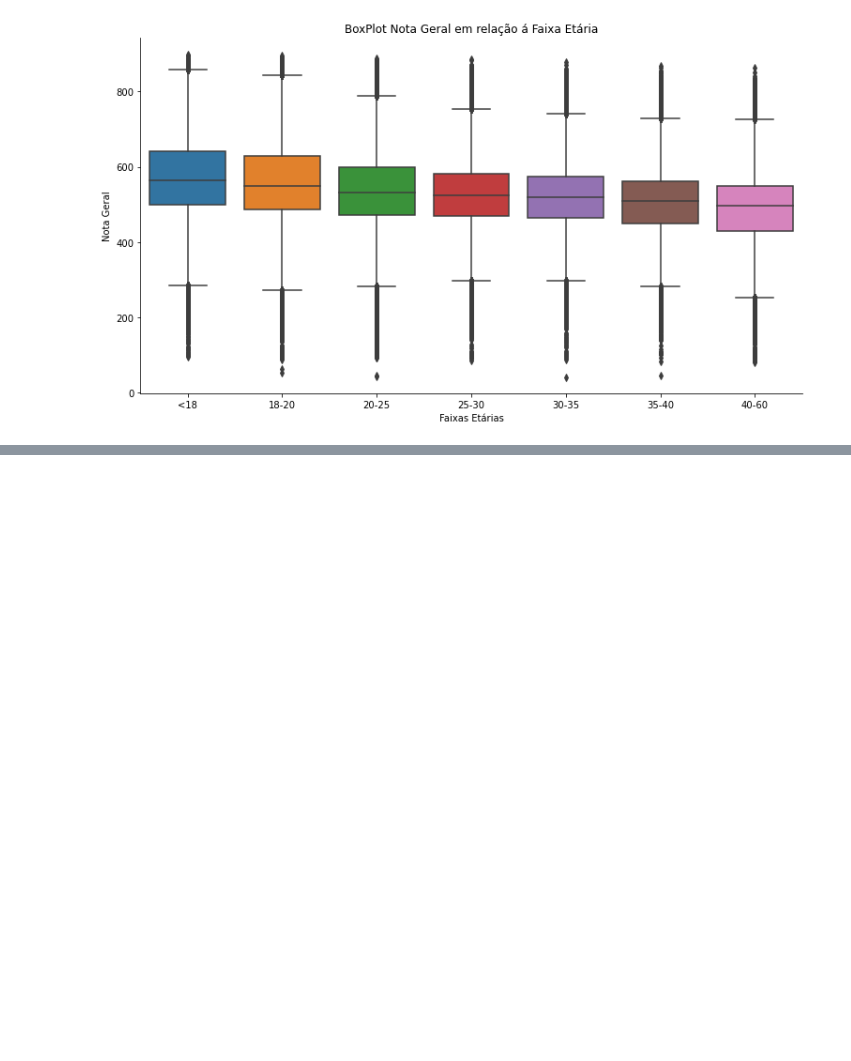
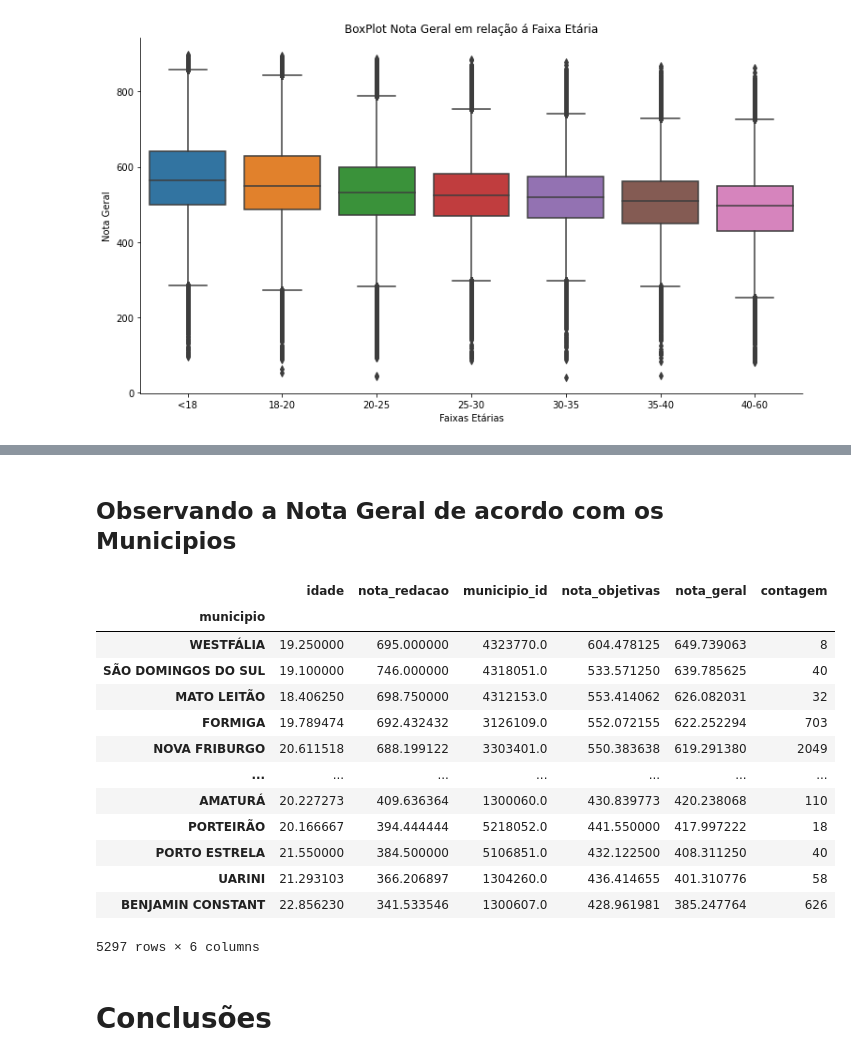
Before and after one commit to RenanGroot/Analise-Exploratoria-ENEM2019, a Jupyter notebook: Análise Exploratória - ENEM 2019.ipynb, the cells around one changed output, grey strips where cells are left out. Cells and saved outputs as stored; diff of their text form; code cells hidden in the pictures; blank space fills up the shorter version.

```diff
--- a/Análise Exploratória - ENEM 2019.ipynb
+++ b/Análise Exploratória - ENEM 2019.ipynb
@@ -404,0 +445,26 @@ plt.show()
+# %% [markdown]
+## Observando a Nota Geral de acordo com os Municipios
+# %%
+# Criando novo dataframe agrupando as notas pelo municipio
+enem_municipio = enem.groupby(["municipio"]).mean().sort_values(by="nota_geral", ascending=False)
+
+# Gerando uma nova coluna com a quantidade de inscritos de cada municipio
+enem_municipio["contagem"] = enem["municipio"].value_counts()
+
+# Gerando tabela
+enem_municipio
+# %% [output]
+|  | idade | nota_redacao | municipio_id | nota_objetivas | nota_geral | contagem |
+| municipio |  |  |  |  |  |  |
+| WESTFÁLIA | 19.250000 | 695.000000 | 4323770.0 | 604.478125 | 649.739063 | 8 |
+| SÃO DOMINGOS DO SUL | 19.100000 | 746.000000 | 4318051.0 | 533.571250 | 639.785625 | 40 |
+| MATO LEITÃO | 18.406250 | 698.750000 | 4312153.0 | 553.414062 | 626.082031 | 32 |
+| FORMIGA | 19.789474 | 692.432432 | 3126109.0 | 552.072155 | 622.252294 | 703 |
+| NOVA FRIBURGO | 20.611518 | 688.199122 | 3303401.0 | 550.383638 | 619.291380 | 2049 |
+| ... | ... | ... | ... | ... | ... | ... |
+| AMATURÁ | 20.227273 | 409.636364 | 1300060.0 | 430.839773 | 420.238068 | 110 |
+| PORTEIRÃO | 20.166667 | 394.444444 | 5218052.0 | 441.550000 | 417.997222 | 18 |
+| PORTO ESTRELA | 21.550000 | 384.500000 | 5106851.0 | 432.122500 | 408.311250 | 40 |
+| UARINI | 21.293103 | 366.206897 | 1304260.0 | 436.414655 | 401.310776 | 58 |
+| BENJAMIN CONSTANT | 22.856230 | 341.533546 | 1300607.0 | 428.961981 | 385.247764 | 626 |
+5297 rows × 6 columns
@@ -405,2 +477,4 @@ plt.show()
+# %% [markdown]
+# Conclusões
 # %%
 #TODO
```
Also changed, not shown: parts of 9 cells of this notebook.
